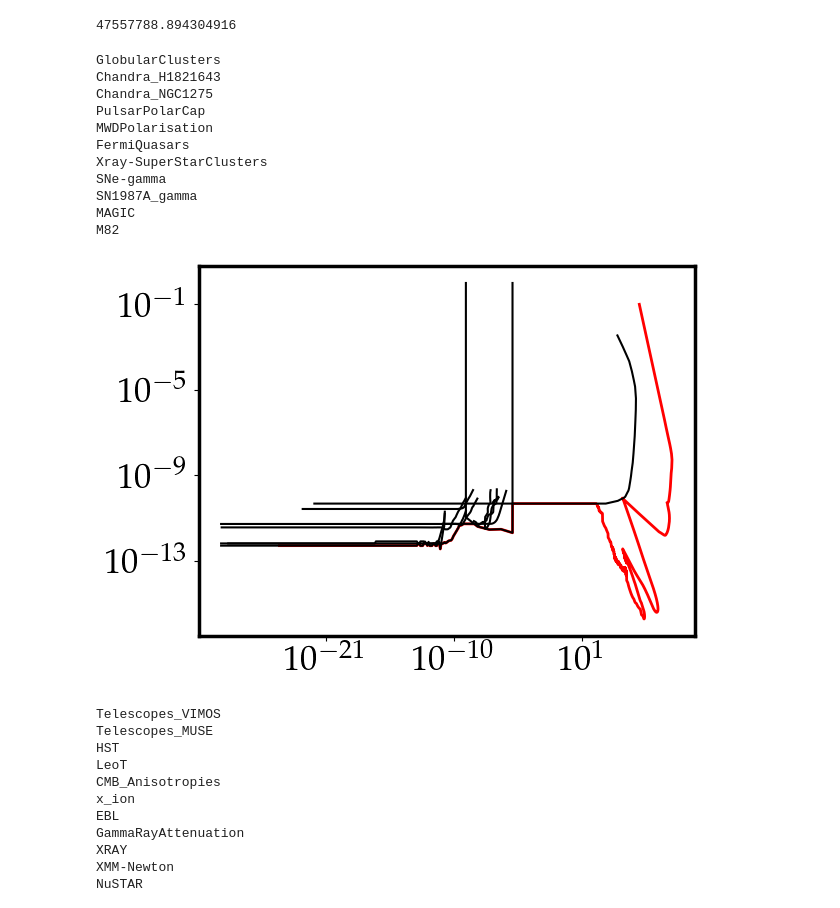
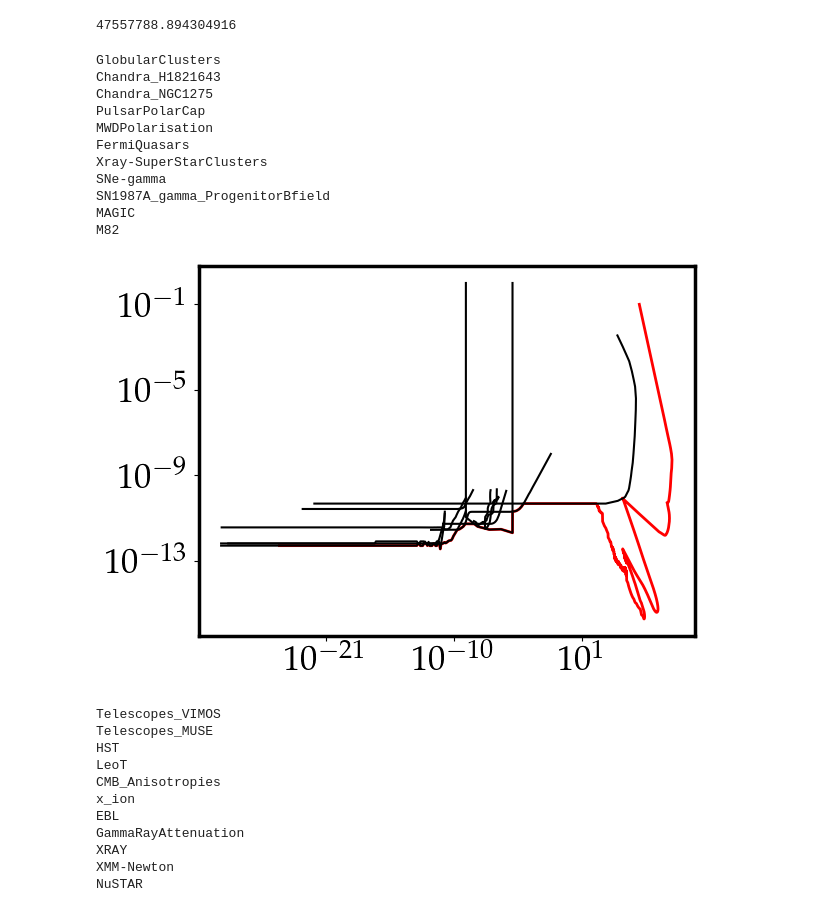
Before and after one commit to cajohare/AxionLimits, a Jupyter notebook: UltraSimplifiedPlots.ipynb, the cells around one changed output. Cells and saved outputs as stored; diff of their text form; code cells hidden in the pictures.

```diff
--- a/UltraSimplifiedPlots.ipynb
+++ b/UltraSimplifiedPlots.ipynb
@@ -518,7 +520,7 @@ mBD[-1]
 # %% [output]
 47557788.894304916
 # %%
-files = ['GlobularClusters','Chandra_H1821643','Chandra_NGC1275','PulsarPolarCap','MWDPolarisation','FermiQuasars','Xray-SuperStarClusters','SNe-gamma','SN1987A_gamma','MAGIC','M82']
+files = ['GlobularClusters','Chandra_H1821643','Chandra_NGC1275','PulsarPolarCap','MWDPolarisation','FermiQuasars','Xray-SuperStarClusters','SNe-gamma','SN1987A_gamma_ProgenitorBfield','MAGIC','M82']
 
 mmin = 1e-25
 mmax = 1.5e2
@@ -549,35 +551,35 @@ dat = loadtxt("limit_data/AxionPhoton/SN1987A_decay.txt")
 mvals = concatenate([mvals,dat[:-13,0]])
 g = concatenate([g,dat[:-13,1]])
 
 
 dat = loadtxt("limit_data/AxionPhoton/GW170817.txt")
 mvals = concatenate([mvals,dat[22:35,0]])
 g = concatenate([g,dat[22:35,1]])
 
 dat = loadtxt("limit_data/AxionPhoton/SNe-decay.txt")
 mvals = concatenate([mvals,dat[140:,0]])
 g = concatenate([g,dat[140:,1]])
 
 
 plt.loglog(mvals,g,color='r',alpha=1,zorder=0.5,lw=2)
 
 savetxt('limit_data/AxionPhoton/Combined_Astro.txt',column_stack((mvals,g)))
 
 # plt.xlim([1e2,1e6])
 # plt.ylim([1e-13,1e-9])
 # %% [output]
 GlobularClusters
 Chandra_H1821643
 Chandra_NGC1275
 PulsarPolarCap
 MWDPolarisation
 FermiQuasars
 Xray-SuperStarClusters
 SNe-gamma
-SN1987A_gamma
+SN1987A_gamma_ProgenitorBfield
 MAGIC
 M82
-[figure, old version]
+[figure, new version]
 # %%
 files = ['Telescopes_VIMOS','Telescopes_MUSE','HST','LeoT','CMB_Anisotropies','x_ion','EBL','GammaRayAttenuation','XRAY','XMM-Newton','NuSTAR','INTEGRAL',
         'PPTA-QUIJOTE','Planck_DM_Birefingence','JWST','WINERED']
```
Also changed, not shown: parts of 2 cells of this notebook, 44 other files.
